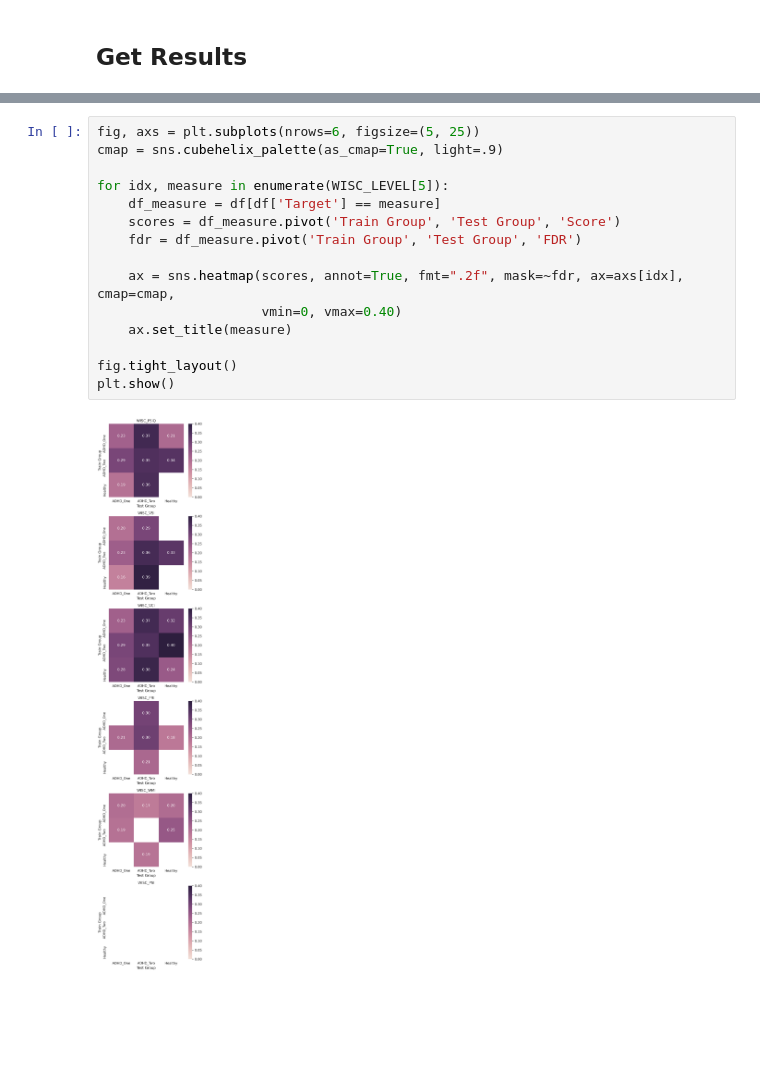
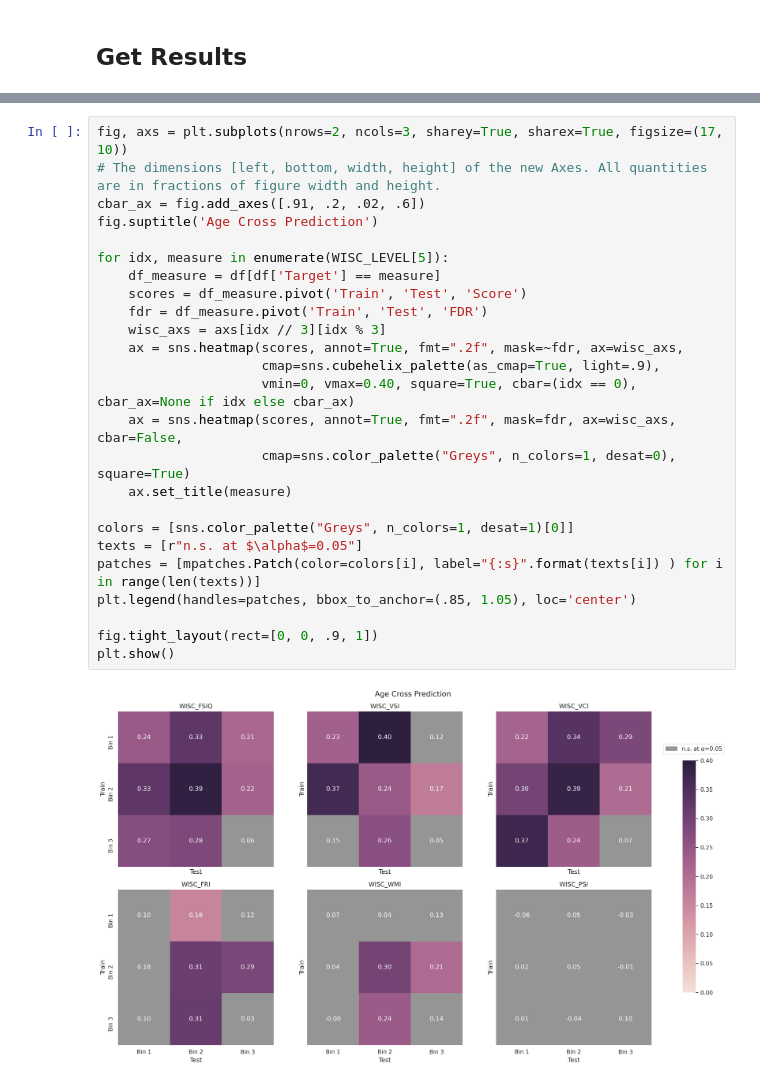
Before and after one commit to Brian-Pho/MSc_Research-Project, a Jupyter notebook: src/Models/Cross Prediction/Visualize Results.ipynb, the cells around one changed output, grey strips where cells are left out. Cells and saved outputs as stored; diff of their text form; blank space fills up the shorter version.

```diff
--- a/src/Models/Cross Prediction/Visualize Results.ipynb
+++ b/src/Models/Cross Prediction/Visualize Results.ipynb
@@ -54,17 +52,27 @@ display(df)
-# %%
-fig, axs = plt.subplots(nrows=6, figsize=(5, 25))
-cmap = sns.cubehelix_palette(as_cmap=True, light=.9)
-
-for idx, measure in enumerate(WISC_LEVEL[5]):
-    df_measure = df[df['Target'] == measure]
-    scores = df_measure.pivot('Train Group', 'Test Group', 'Score')
-    fdr = df_measure.pivot('Train Group', 'Test Group', 'FDR')
-
-    ax = sns.heatmap(scores, annot=True, fmt=".2f", mask=~fdr, ax=axs[idx], cmap=cmap,
-                     vmin=0, vmax=0.40)
-    ax.set_title(measure)
-
-fig.tight_layout()
-plt.show()
-# %% [output]
-[figure, removed]
+# %%
+fig, axs = plt.subplots(nrows=2, ncols=3, sharey=True, sharex=True, figsize=(17, 10))
+# The dimensions [left, bottom, width, height] of the new Axes. All quantities are in fractions of figure width and height.
+cbar_ax = fig.add_axes([.91, .2, .02, .6])
+fig.suptitle('Age Cross Prediction')
+
+for idx, measure in enumerate(WISC_LEVEL[5]):
+    df_measure = df[df['Target'] == measure]
+    scores = df_measure.pivot('Train', 'Test', 'Score')
+    fdr = df_measure.pivot('Train', 'Test', 'FDR')
+    wisc_axs = axs[idx // 3][idx % 3]
+    ax = sns.heatmap(scores, annot=True, fmt=".2f", mask=~fdr, ax=wisc_axs,
+                     cmap=sns.cubehelix_palette(as_cmap=True, light=.9),
+                     vmin=0, vmax=0.40, square=True, cbar=(idx == 0), cbar_ax=None if idx else cbar_ax)
+    ax = sns.heatmap(scores, annot=True, fmt=".2f", mask=fdr, ax=wisc_axs, cbar=False,
+                     cmap=sns.color_palette("Greys", n_colors=1, desat=0), square=True)
+    ax.set_title(measure)
+
+colors = [sns.color_palette("Greys", n_colors=1, desat=1)[0]]
+texts = [r"n.s. at $\alpha$=0.05"]
+patches = [mpatches.Patch(color=colors[i], label="{:s}".format(texts[i]) ) for i in range(len(texts))]
+plt.legend(handles=patches, bbox_to_anchor=(.85, 1.05), loc='center')
+
+fig.tight_layout(rect=[0, 0, .9, 1])
+plt.show()
+# %% [output]
+[figure, added]
```
Also changed, not shown: parts of 3 cells of this notebook, 4 other files.
